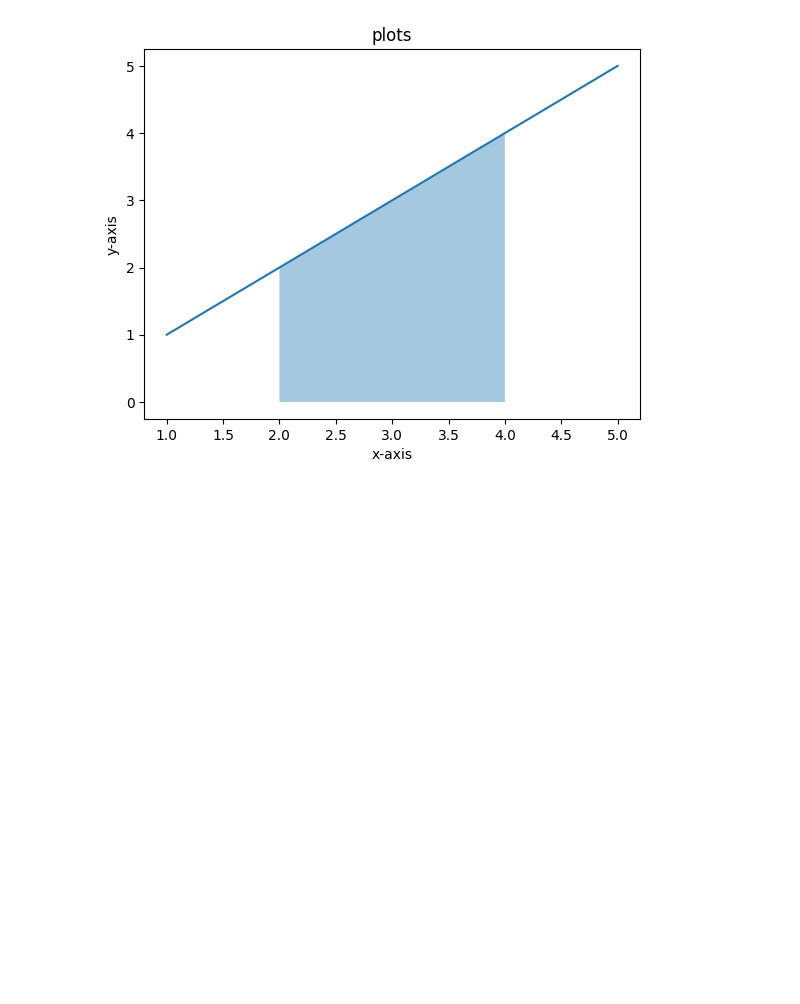
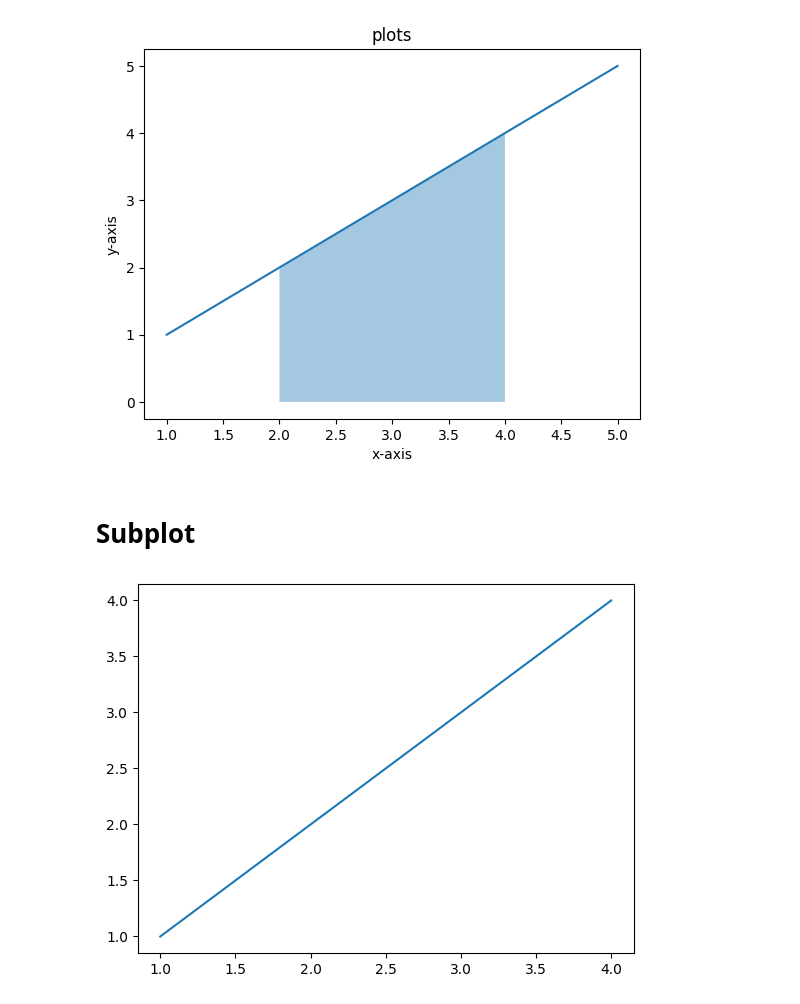
Before and after one commit to Tanay-Dwivedi/DADS-practice, a Jupyter notebook: Python/Matplotlib/matplotlib_practice2.ipynb, the cells around one changed output. Drawn from its saved outputs; the diff is of its cells as text; code cells hidden in the pictures; blank space fills up the shorter version.

```diff
--- a/Python/Matplotlib/matplotlib_practice2.ipynb
+++ b/Python/Matplotlib/matplotlib_practice2.ipynb
@@ -381,3 +381,5 @@ plt.ylabel("y-axis")
 plt.show()
 # %% [output]
 [figure]
+# %% [markdown]
+# Subplot
@@ -383,0 +388,8 @@ plt.show()
+# %%
+x = [1,2,3,4]
+y = [1,2,3,4]
+
+plt.plot(x,y)
+plt.show()
+# %% [output]
+[figure, added]
```
Also changed, not shown: parts of 11 cells of this notebook, 2 other files.
